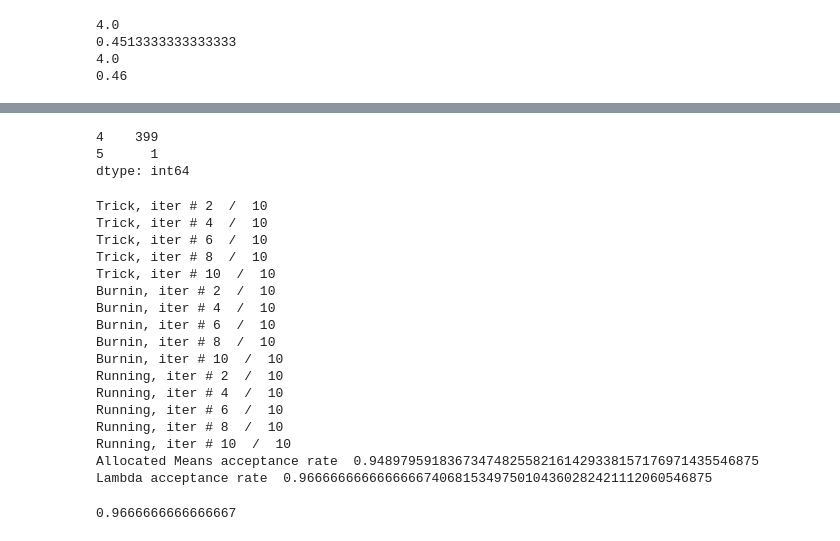
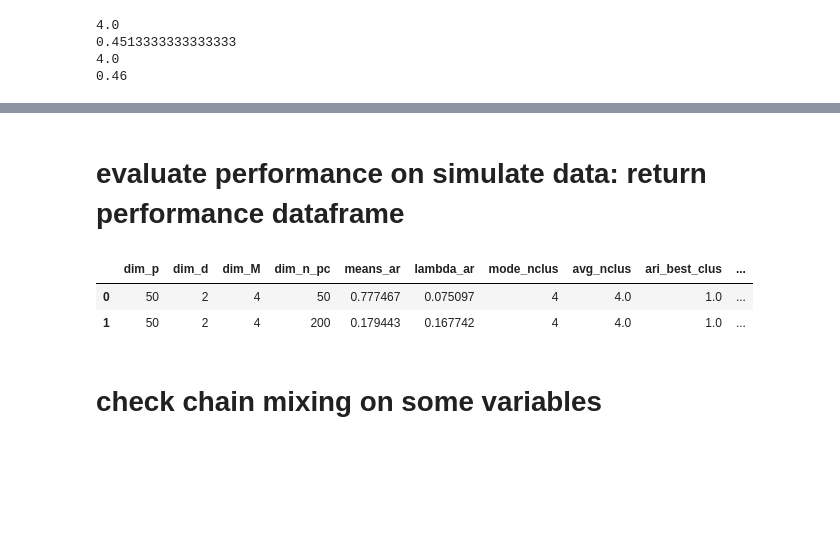
Before and after one commit to LGhilotti/pp_mix, a Jupyter notebook: Script_simulation.ipynb, the cells around one changed output, grey strips where cells are left out. Drawn from its saved outputs; the diff is of its cells as text; code cells hidden in the pictures; blank space fills up the shorter version.

Commit message:
script simulation updated

```diff
--- a/Script_simulation.ipynb
+++ b/Script_simulation.ipynb
@@ -75,7 +75,7 @@ for p in p_s:
                 cluster_alloc = create_cluster_alloc(n_percluster,M)
                 etas = generate_etas(mus, delta_cov, cluster_alloc)
                 data = generate_data(lamb, etas, sigma_bar_cov)
-                with open("data/data_script_sim/p_{0}_d_{1}_M_{2}_nperclus_{3}_data.csv".format(p,d,M,n_percluster),"w+") as my_csv:
+                #with open("data/data_script_sim/p_{0}_d_{1}_M_{2}_nperclus_{3}_data.csv".format(p,d,M,n_percluster),"w+") as my_csv:
                     csvWriter = csv.writer(my_csv, delimiter=',')
                     csvWriter.writerows(data)
 # %%
@@ -102,7 +102,7 @@ thin = 10
 
 loops = [x for x in itertools.product(p_s,d_s,M_s,n_percluster_s)]
 
-for p, d, M, n_percluster in loops:
+#for p, d, M, n_percluster in loops:
     print("Running p={0} d={1} M={2} nperclus={3}".format(p,d,M,n_percluster))
     with open("data/data_script_sim/p_{0}_d_{1}_M_{2}_nperclus_{3}_data.csv".format(p,d,M,n_percluster), newline='') as my_csv:
         data = pd.read_csv(my_csv, sep=',', header=None).values
@@ -167,39 +165,3 @@ chain2[-1].clus_alloc
-# %%
-import itertools
-import pandas as pd
-p_s = [50]
-d_s = [5]
-M_s = [4]
-n_percluster_s = [200]
-
-ntrick = 0
-nburn = 0
-niter = 0
-thin = 1
-
-loops = [x for x in itertools.product(p_s,d_s,M_s,n_percluster_s)]
-
-for p, d, M, n_percluster in loops:
-    print("Running p={0} d={1} M={2} nperclus={3}".format(p,d,M,n_percluster))
-    with open("data/data_script_sim/p_{0}_d_{1}_M_{2}_nperclus_{3}_data.csv".format(p,d,M,n_percluster), newline='') as my_csv:
-        data = pd.read_csv(my_csv, sep=',', header=None).values
-    ranges = np.array([[-50,50],]*d).transpose()
-
-    sampler = ConditionalMCMC(params_file = "data/data_script_sim/params/sampler_params_p_{0}_d_{1}_M_{2}_n_{3}.asciipb".format(p,d,M,n_percluster))
-    sampler.run(ntrick, nburn, niter, thin, data, ranges, 200)
-# %%
-for p, d, M, n_percluster in itertools.product(p_s,d_s,M_s,n_percluster_s):
-    print("Running p={0} d={1} M={2} nperclus={3}".format(p,d,M,n_percluster))
-    data = np.loadtxt("data/data_script_sim/p_{0}_d_{1}_M_{2}_nperclus_{3}_data.csv".format(p,d,M,n_percluster))
-    ranges = np.array([[-50,50],]*d).transpose()
-    sampler = ConditionalMCMC(params_file = "data/data_script_sim/params/sampler_params_p_{0}_d_{1}_M_{2}_n_{3}.asciipb".format(p,d,M,n_percluster))
-    sampler.run(ntrick, nburn, niter, thin, data, ranges, 200)
-# %%
-import pandas as pd
-ser = pd.Series(nc_chain2)
-ser.value_counts()
-# %% [output]
-4    399
-5      1
-dtype: int64
+# %% [markdown]
+# evaluate performance on simulate data: return performance dataframe
 # %%
@@ -238,4 +202,12 @@ for p, d, M, n_percluster in itertools.product(p_s,d_s,M_s,n_percluster_s):
 
 df_performance = pd.DataFrame(list_performance, columns=('dim_p', 'dim_d', 'dim_M', 'dim_n_pc', 'means_ar','lambda_ar',
                                       'mode_nclus', 'avg_nclus', 'ari_best_clus', 'mean_ari', 'CI_ari'))
+# %%
+df_performance
+# %% [output]
+|  | dim_p | dim_d | dim_M | dim_n_pc | means_ar | lambda_ar | mode_nclus | avg_nclus | ari_best_clus | ... |
+| 0 | 50 | 2 | 4 | 50 | 0.777467 | 0.075097 | 4 | 4.0 | 1.0 | ... |
+| 1 | 50 | 2 | 4 | 200 | 0.179443 | 0.167742 | 4 | 4.0 | 1.0 | ... |
+# %% [markdown]
+# check chain mixing on some variables
 # %%
@@ -260,28 +214,0 @@ for p in p_s:
-# %%
-params_file_1 = "pp_mix/resources/sampler_params_1.asciipb"
-ranges = np.array([[-50,50],]*2).transpose()
-
-sampler = ConditionalMCMC(params_file = params_file_1)
-sampler.run(10, 10, 10, 1, data, ranges, 2)
-# %% [output]
-Trick, iter # 2  /  10
-Trick, iter # 4  /  10
-Trick, iter # 6  /  10
-Trick, iter # 8  /  10
-Trick, iter # 10  /  10
-Burnin, iter # 2  /  10
-Burnin, iter # 4  /  10
-Burnin, iter # 6  /  10
-Burnin, iter # 8  /  10
-Burnin, iter # 10  /  10
-Running, iter # 2  /  10
-Running, iter # 4  /  10
-Running, iter # 6  /  10
-Running, iter # 8  /  10
-Running, iter # 10  /  10
-Allocated Means acceptance rate  0.94897959183673474825582161429338157176971435546875
-Lambda acceptance rate  0.96666666666666667406815349750104360282421112060546875
-# %%
-sampler.lambda_ar
-# %% [output]
-0.9666666666666667
```
Also changed, not shown: parts of 13 cells of this notebook, 2 other files.
